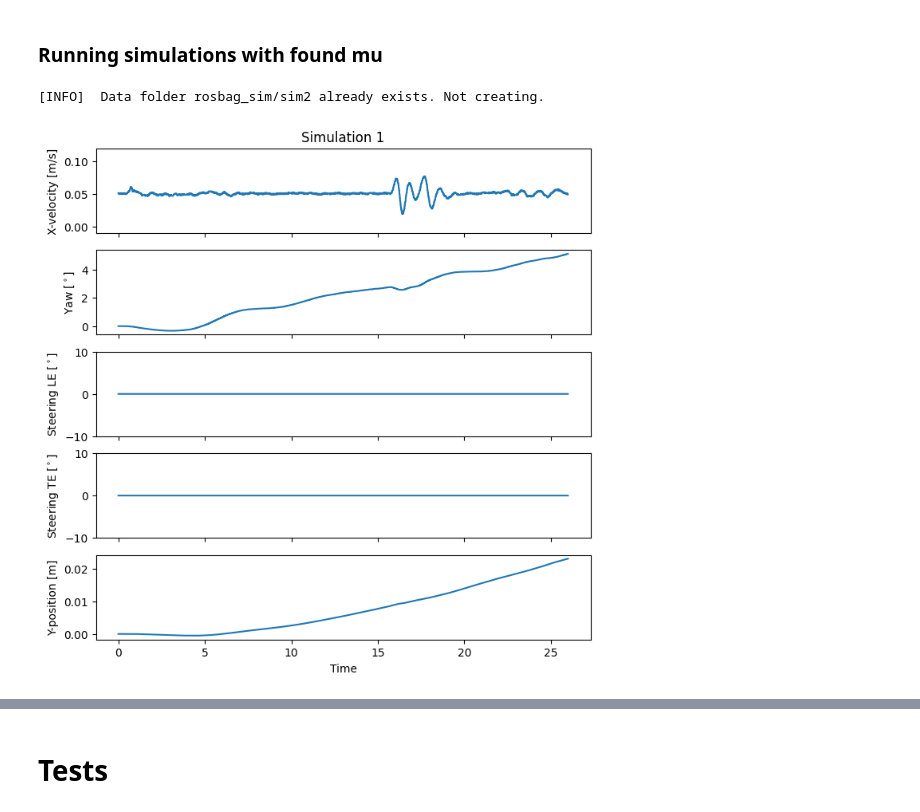
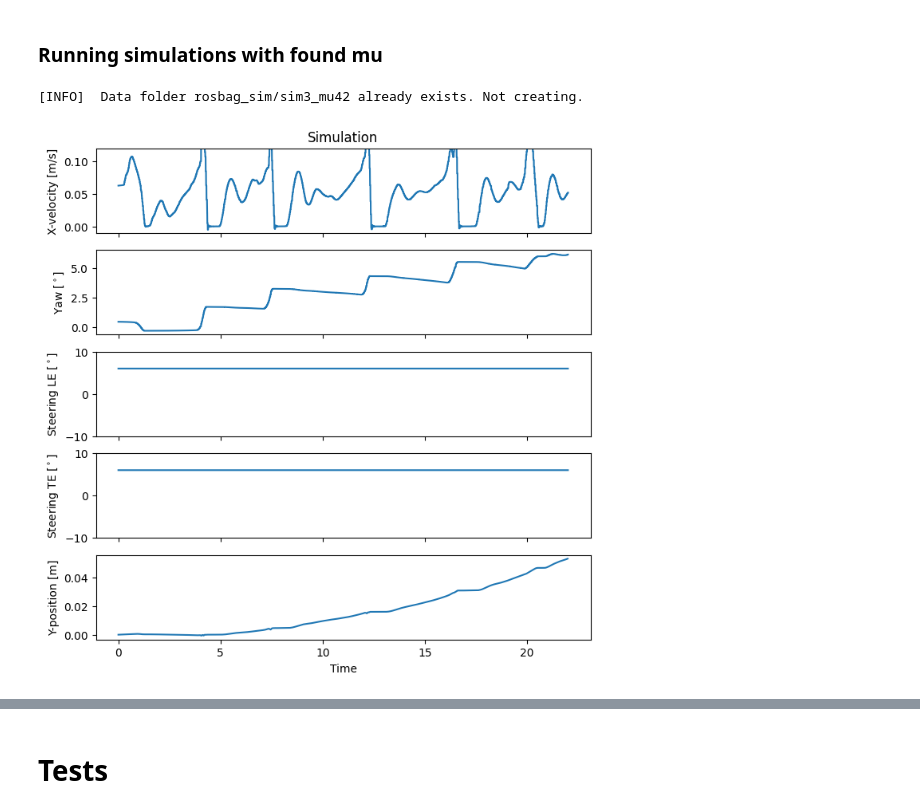
Before and after one commit to robotengineer123/RR-RobotSim, a Jupyter notebook: dataprocessing.ipynb, the cells around one changed output, grey strips where cells are left out. Saved outputs shown, nothing was run; the diff lists cells and outputs as text; code cells hidden in the pictures.

Commit message:
Data processing done

```diff
--- a/dataprocessing.ipynb
+++ b/dataprocessing.ipynb
@@ -113,12 +113,12 @@ for i in range(0, n_sims):
 # %% [markdown]
 ### Running simulations with found mu
 # %%
-df_vel_1, df_yaw_1, df_odom_1, df_joint_1 = df_sim('rosbag_sim/sim2.bag')
+df_vel_1, df_yaw_1, df_odom_1, df_joint_1 = df_sim('rosbag_sim/sim3_mu42.bag')
 
-df_plot(df_vel_1, df_yaw_1, df_odom_1, df_joint_1, title=f'Simulation 1')
+df_plot(df_vel_1, df_yaw_1, df_odom_1, df_joint_1, title=f'Simulation')
 # %% [output]
-[INFO]  Data folder rosbag_sim/sim2 already exists. Not creating.
+[INFO]  Data folder rosbag_sim/sim3_mu42 already exists. Not creating.
-[figure, old version]
+[figure, new version]
 # %%
 n_sims = 9
 
```
Also changed, not shown: parts of 1 cell of this notebook, 1 other file.
